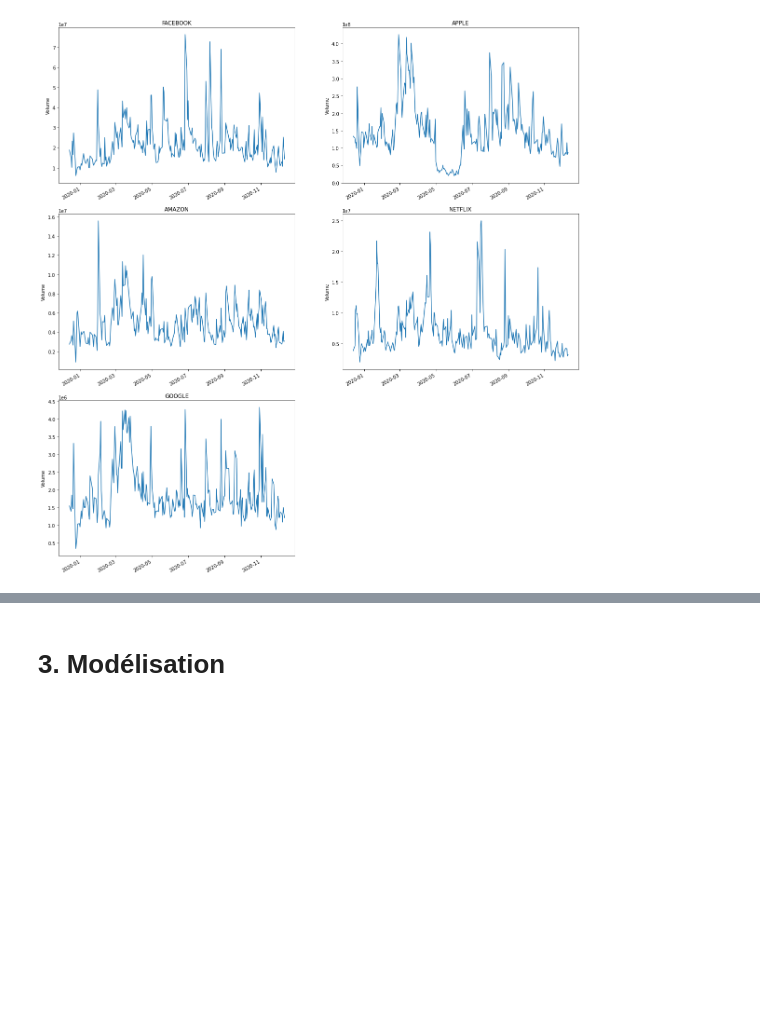
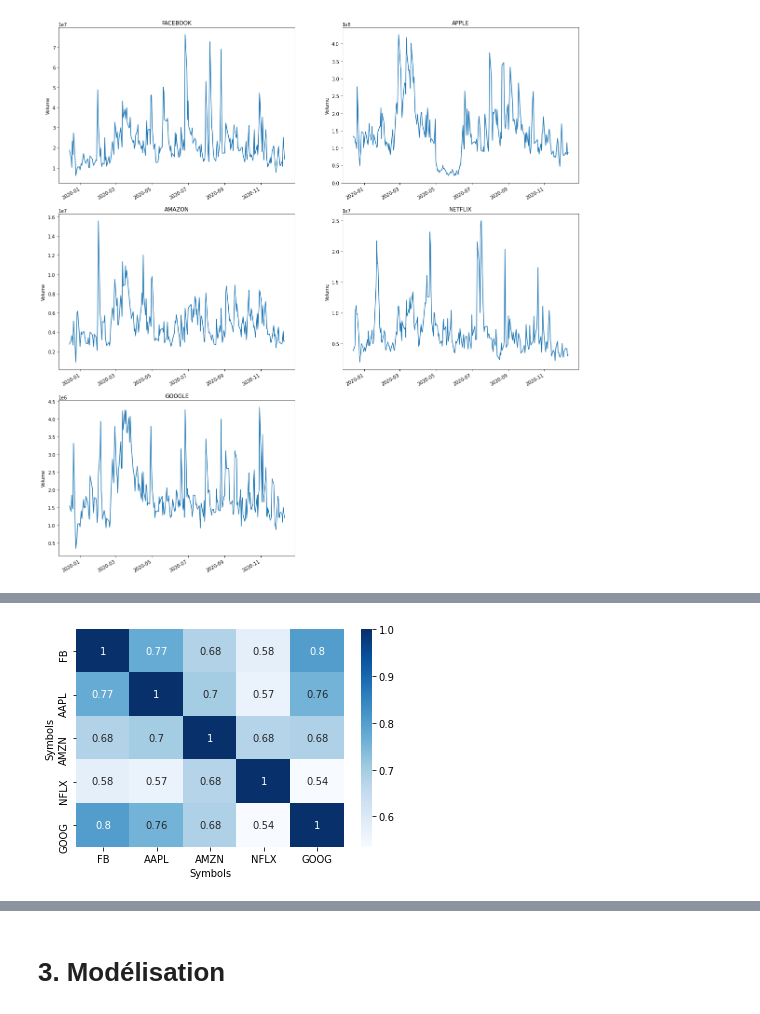
Before and after one commit to lasme-ephrem/pythonproject2a, a Jupyter notebook: notebook_projet_python_lasme_new.ipynb, the cells around one changed output, grey strips where cells are left out. Saved outputs shown, nothing was run; the diff lists cells and outputs as text; code cells hidden in the pictures; blank space fills up the shorter version.

```diff
--- a/notebook_projet_python_lasme_new.ipynb
+++ b/notebook_projet_python_lasme_new.ipynb
@@ -197,0 +379,7 @@ profil_temporel("Volume", 20, 15, 3, 2)
+# %%
+FAANG = ['FB','AAPL','AMZN', 'NFLX','GOOG']
+fin = datetime.now()
+debut = datetime(fin.year - 1, fin.month, fin.day)
+Matcours = DataReader(FAANG, 'yahoo', debut, fin)['Adj Close']
+Matrend = Matcours.pct_change()
+Matrend.tail()
@@ -197,0 +394,6 @@ profil_temporel("Volume", 20, 15, 3, 2)
+# %%
+Matrend.corr()
+sns.heatmap(Matrend.corr(), annot=True, cmap='Blues')
+plt.show()
+# %% [output]
+[figure, added]
```
Also changed, not shown: parts of 62 cells of this notebook.
